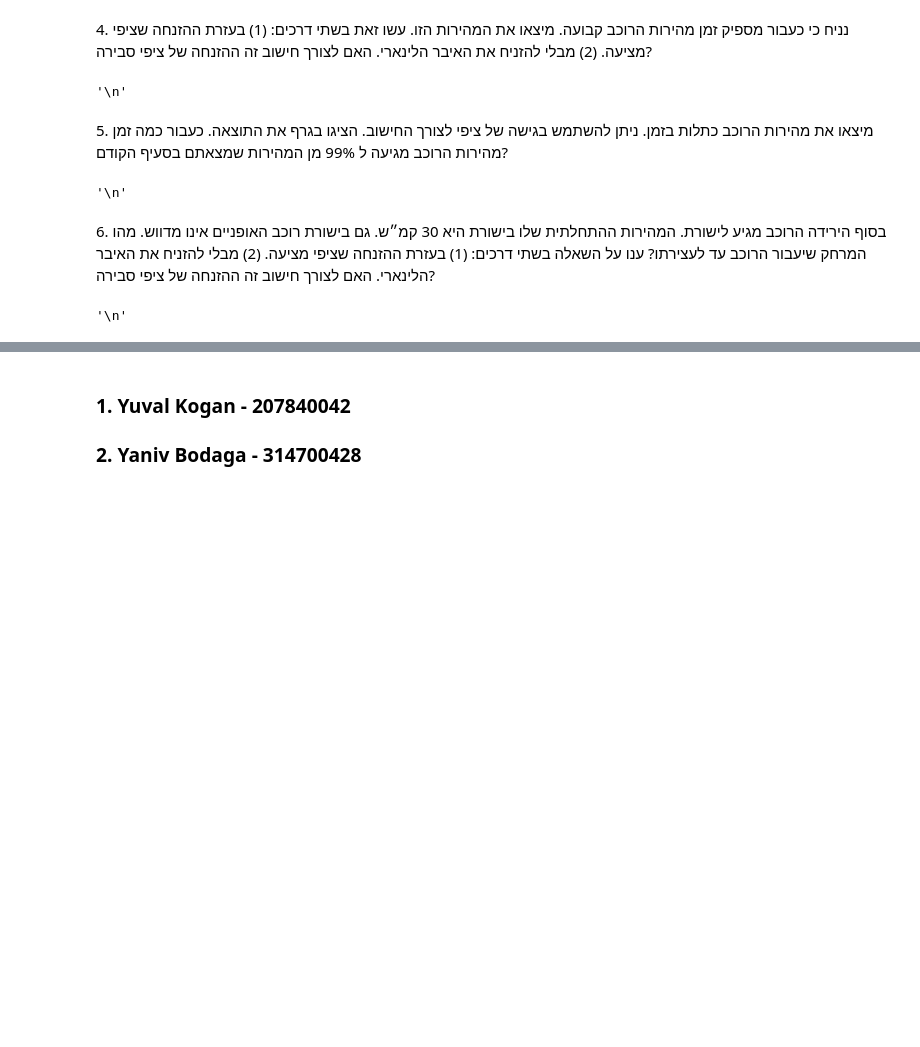
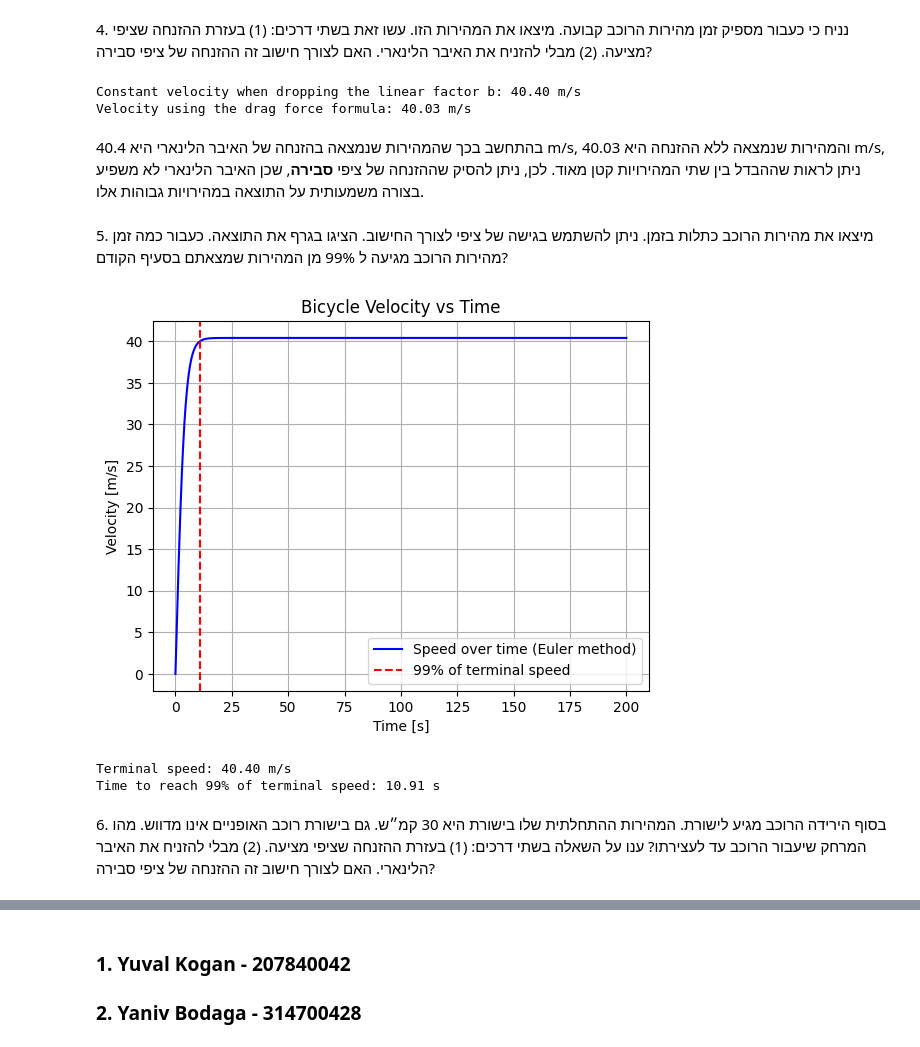
Before and after one commit to KoganTheDev/Physics_1, a Jupyter notebook: HWs/HW2/HW2_207840042_314700428.ipynb, the cells around one changed output, grey strips where cells are left out. Cells and saved outputs as stored; diff of their text form; code cells hidden in the pictures; blank space fills up the shorter version.

```diff
--- a/HWs/HW2/HW2_207840042_314700428.ipynb
+++ b/HWs/HW2/HW2_207840042_314700428.ipynb
@@ -70,27 +95,77 @@ plt.show()
 המהירות הזו. עשו זאת בשתי דרכים: (1) בעזרת ההזנחה
 שציפי מציעה. (2) מבלי להזניח את האיבר הלינארי. האם
 לצורך חישוב זה ההזנחה של ציפי סבירה?</p>
-# %%
-'''
-'''
-# %% [output]
-'\n'
+# %%
+m = 75 # mass
+alpha = 8 # Angle of decline
+v0 = 0 # m\s
+g = 9.8 # m\s^2
+
+# Method 1: Calculating using the formula: f_dragForce = cv^2
+# Used to get the constant velocity when we can drop the linear element
+v_approx = np.sqrt((m * g * np.sin(alpha)) / c)
+print(f"Constant velocity when dropping the linear factor b: {v_approx:.2f} m/s")
+
+# Method 2: Without dropping any factor f_dragForce = bv + cv^2
+# Now, we need to solve quadratic a equation
+A = c
+B = b
+C = -m * g * np.sin(alpha)
+discriminant = B**2 - 4 * A * C
+v2 = (-B + np.sqrt(discriminant)) / (2 * A)
+print(f"Velocity using the drag force formula: {v2:.2f} m/s")
+# %% [output]
+Constant velocity when dropping the linear factor b: 40.40 m/s
+Velocity using the drag force formula: 40.03 m/s
+# %% [markdown]
+<p dir="rtl">בהתחשב בכך שהמהירות שנמצאה בהזנחה של האיבר הלינארי היא 40.4 m/s, והמהירות שנמצאה ללא ההזנחה היא 40.03 m/s, ניתן לראות שההבדל בין שתי המהירויות קטן מאוד. לכן, ניתן להסיק שההזנחה של ציפי <strong>סבירה</strong>, שכן האיבר הלינארי לא משפיע בצורה משמעותית על התוצאה במהירויות גבוהות אלו.</p>
 # %% [markdown]
 <p dir="rtl">5. מיצאו את מהירות הרוכב כתלות בזמן. ניתן להשתמש בגישה של ציפי לצורך החישוב. הציגו בגרף
 את התוצאה. כעבור כמה זמן מהירות הרוכב מגיעה ל 99% מן המהירות שמצאתם בסעיף
 הקודם?</p>
-# %%
-'''
-'''
-# %% [output]
-'\n'
+# %%
+# Time parameters
+dt = 0.1  # time step [s]
+T = 200  # total simulation time [s]
+N = int(T / dt)
+time = np.linspace(0, T, N)
+
+# Initial conditions
+v = np.zeros(N)
+v[0] = 0
+
+# Euler integration
+for i in range(1, N):
+    dv_dt = (m * g * np.sin(alpha) - c * v[i-1]**2) / m
+    v[i] = v[i-1] + dv_dt * dt
+
+# Steady state speed (theoretical)
+v_terminal = np.sqrt((m * g * np.sin(alpha)) / c)
+
+# Find time when v reaches 99% of terminal speed
+v_target = 0.99 * v_terminal
+idx_99 = np.argmax(v >= v_target)
+t_99 = time[idx_99]
+
+# Plotting
+plt.plot(time, v, label='Speed over time (Euler method)', color='blue')
+plt.axvline(t_99, color='red', linestyle='--', label='99% of terminal speed')
+plt.xlabel("Time [s]")
+plt.ylabel("Velocity [m/s]")
+plt.title("Bicycle Velocity vs Time")
+plt.legend()
+plt.grid(True)
+plt.show()
+
+# Output result
+print(f"Terminal speed: {v_terminal:.2f} m/s")
+print(f"Time to reach 99% of terminal speed: {t_99:.2f} s")
+# %% [output]
+[figure, added]
+Terminal speed: 40.40 m/s
+Time to reach 99% of terminal speed: 10.91 s
 # %% [markdown]
 <p dir="rtl">6. בסוף הירידה הרוכב מגיע לישורת. המהירות ההתחלתית שלו בישורת היא 30 קמ״ש. גם בישורת
 רוכב האופניים אינו מדווש. מהו המרחק שיעבור הרוכב עד לעצירתו? ענו על השאלה בשתי
 דרכים: (1) בעזרת ההזנחה שציפי מציעה. (2) מבלי להזניח את האיבר הלינארי. האם לצורך
 חישוב זה ההזנחה של ציפי סבירה?</p>
-# %%
-'''
-'''
-# %% [output]
-'\n'
```
Also changed, not shown: parts of 7 cells of this notebook, 2 other files.
